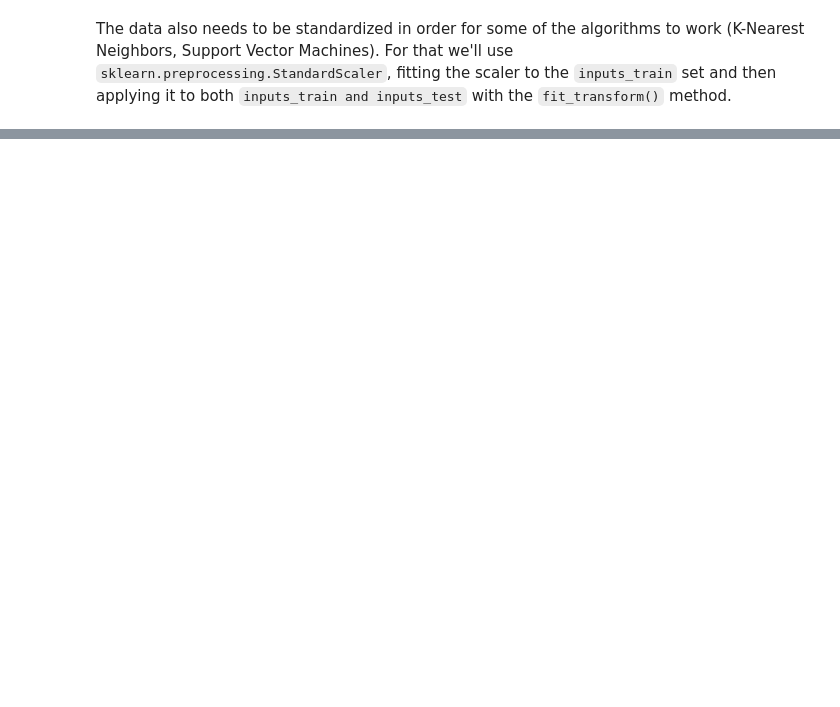
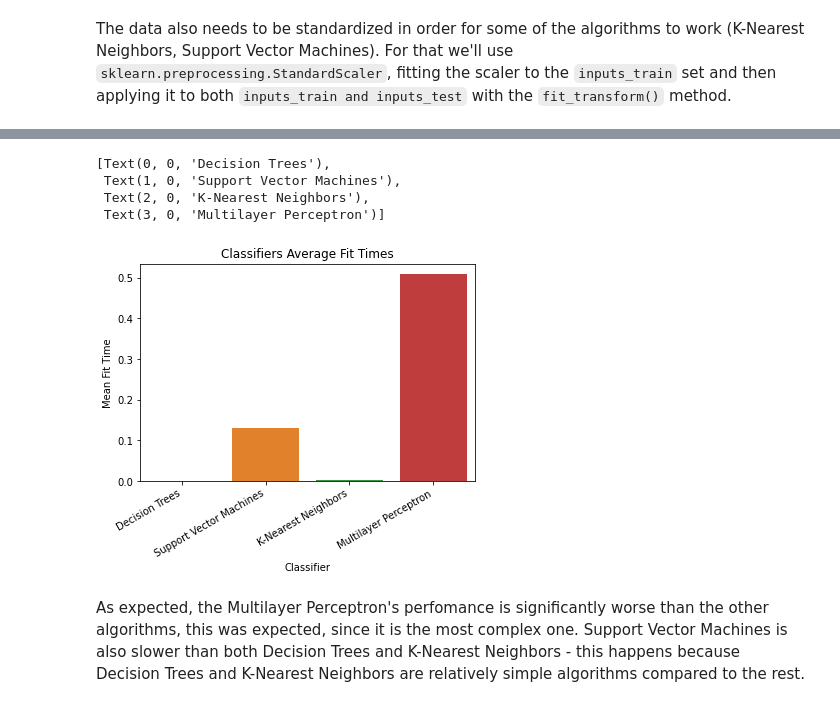
Before and after one commit to diogohalmeida/FEUP-IART-PROJ, a Jupyter notebook: Project2/Supervised Learning.ipynb, the cells around one changed output, grey strips where cells are left out. Saved outputs shown, nothing was run; the diff lists cells and outputs as text; code cells hidden in the pictures; blank space fills up the shorter version.

```diff
--- a/Project2/Supervised Learning.ipynb
+++ b/Project2/Supervised Learning.ipynb
@@ -424,0 +1096,17 @@ weighted avg       0.70      0.71      0.70       160
+# %%
+gridsearch_data = pd.DataFrame()
+for name, grid_search in grid_searches.items():
+    gridsearch_data = gridsearch_data.append(pd.DataFrame({'Mean Fit Time': [np.mean(grid_search.cv_results_['mean_fit_time'])], 'Classifier': [name]}))
+
+ax = sb.barplot(x='Classifier', y='Mean Fit Time', data = gridsearch_data )
+
+ax.set_title('Classifiers Average Fit Times')
+ax.set_xticklabels(ax.get_xticklabels(), rotation=30, horizontalalignment='right')
+# %% [output]
+[Text(0, 0, 'Decision Trees'),
+ Text(1, 0, 'Support Vector Machines'),
+ Text(2, 0, 'K-Nearest Neighbors'),
+ Text(3, 0, 'Multilayer Perceptron')]
+[figure, added]
+# %% [markdown]
+As expected, the Multilayer Perceptron's perfomance is significantly worse than the other algorithms, this was expected, since it is the most complex one. Support Vector Machines is also slower than both Decision Trees and K-Nearest Neighbors - this happens because Decision Trees and K-Nearest Neighbors are relatively simple algorithms compared to the rest.
```
Also changed, not shown: parts of 68 cells of this notebook, 1 other file.
